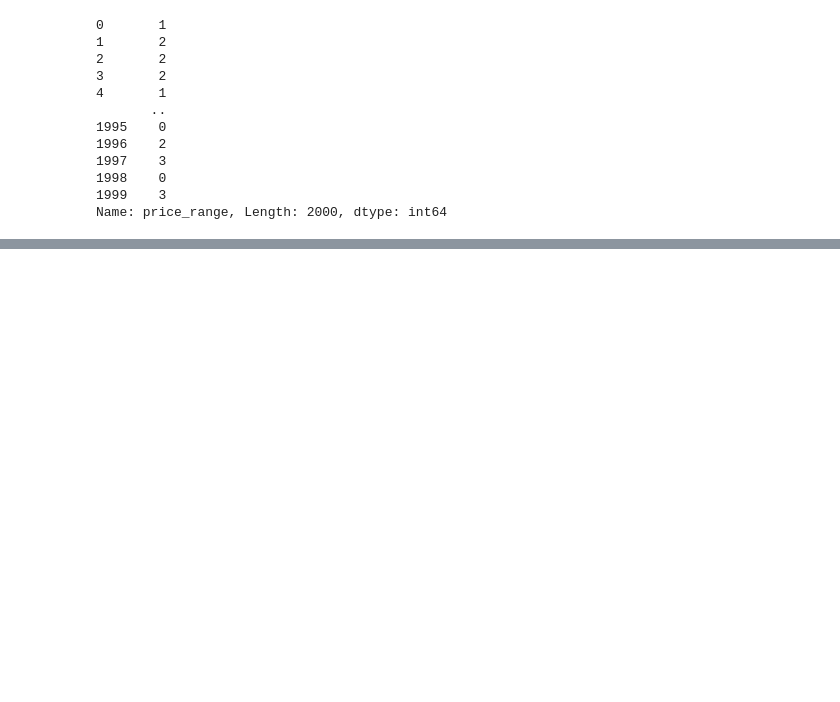
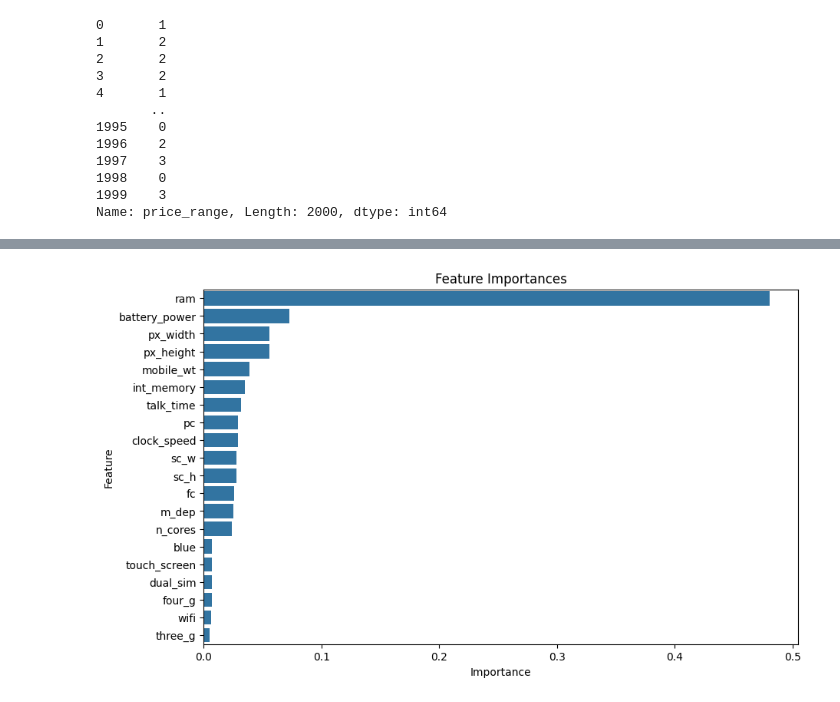
Before and after one commit to zizoelshimy/Machine-learning-project-, a Jupyter notebook: mobile.ipynb, the cells around one changed output, grey strips where cells are left out. Saved outputs shown, nothing was run; the diff lists cells and outputs as text; code cells hidden in the pictures; blank space fills up the shorter version.

```diff
--- a/mobile.ipynb
+++ b/mobile.ipynb
@@ -128,0 +203,7 @@ xScaled=sc.fit_transform(x)
+# %%
+plt.figure(figsize=(10, 6))
+sns.barplot(data=importance_df, x="Importance", y="Feature")
+plt.title("Feature Importances")
+plt.show()
+# %% [output]
+[figure, added]
```
Also changed, not shown: parts of 15 cells of this notebook.
